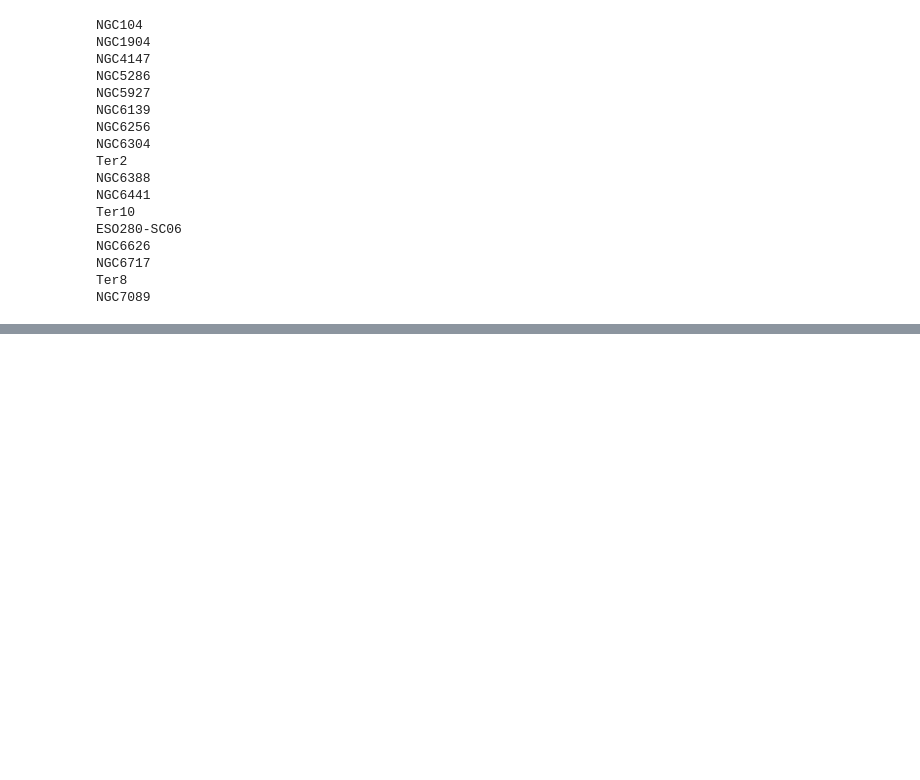
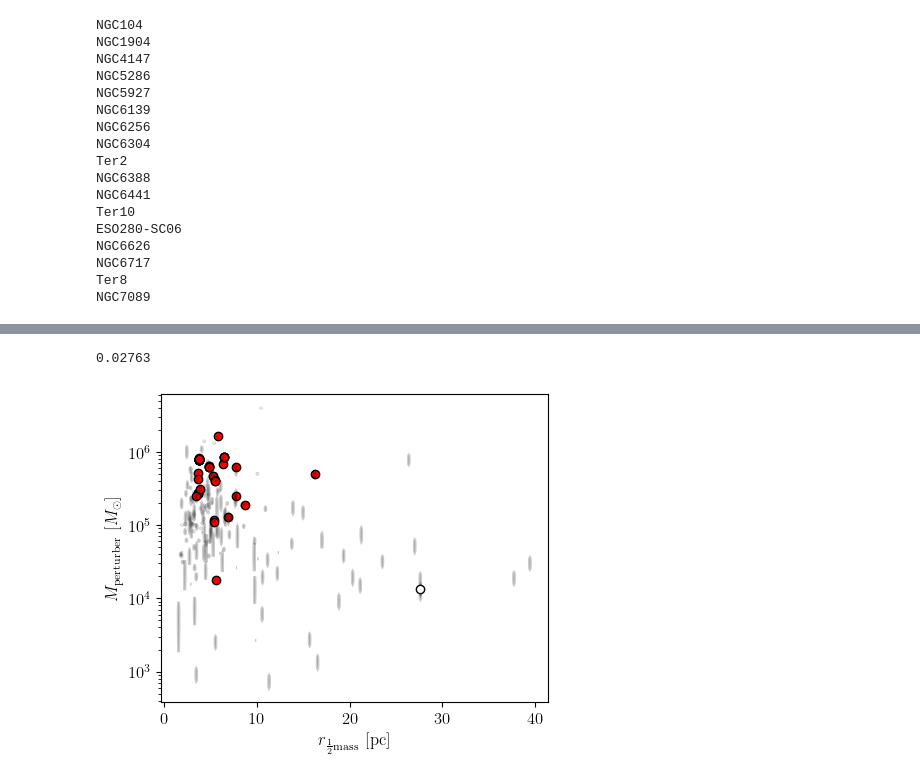
Before and after one commit to salvatore-ferrone/stream_analysis, a Jupyter notebook: figures/perturber_statistics.ipynb, the cells around one changed output, grey strips where cells are left out. Drawn from its saved outputs; the diff is of its cells as text; code cells hidden in the pictures; blank space fills up the shorter version.

```diff
--- a/figures/perturber_statistics.ipynb
+++ b/figures/perturber_statistics.ipynb
@@ -251,8 +201,0 @@ def allensantillianhalo(params,x,y,z):
-# %%
-r = np.linspace(0.1,1000,1000)
-VPHI = tstrippy.potentials.pouliasis2017pii(MWparams,r,np.zeros_like(r),np.zeros_like(r))[3]
-myphi = correctedhalo(MWparams,r,np.zeros_like(r),np.zeros_like(r))
-fig,axis=plt.subplots(1,1,figsize=(5,4))
-axis.plot(r,myphi,label="corrected halo")
-axis.plot(r,VPHI,label="Pouliasis2017")
-axis.legend()
@@ -271,6 +201,0 @@ print((rcut/a)**gamma * (1 + (rcut/a)**(gamma-1))**-1)
-# %%
-r=np.linspace(.1,500,100)
-
-fig,axis=plt.subplots(1,1,figsize=(5,4))
-axis.plot(r,VPHI)
-axis.plot(r,phi)
@@ -279,0 +204,4 @@ ValueError: x and y must have same first dimension, but have shapes (100,) and (
+# %%
+Mass_all=tstrippy.Parsers.baumgardtMWGCs().data['Mass']
+rh_m=tstrippy.Parsers.baumgardtMWGCs().data['rh_m']
+DM=tstrippy.Parsers.baumgardtMWGCs().data['DM']
@@ -279,0 +219,5 @@ ValueError: x and y must have same first dimension, but have shapes (100,) and (
+# %%
+guilty_rh_m=[]
+for xx in guilty_ids:
+    guilty_rh_m.append(rh_m[xx[0]].value)
+guilty_rh_m=np.array(guilty_rh_m)
@@ -279,0 +237,28 @@ ValueError: x and y must have same first dimension, but have shapes (100,) and (
+# %%
+rh_m[pal5ID].value
+# %% [output]
+0.02763
+# %%
+AXIS=dict(yscale='log',xlabel=r"$r_{\rm \frac{1}{2} mass}$ [pc]",ylabel=r"$M_{\rm perturber}$ [$M_{\odot}$]")
+
+
+fig,myaxis=plt.subplots(1,1,figsize=(5,4))
+for i in range(len(Mass_all)):
+    xy=(1000*rh_m[i].value,Mass_all[i].value,2*DM[i].value)
+    # print(xy)
+    ellipse = Ellipse(xy=(1000*rh_m[i].value,Mass_all[i].value), width=.1, height=2*DM[i].value, lw=2,color="k",alpha=0.2)
+    myaxis.add_patch(ellipse)
+
+myaxis.scatter(1000*guilty_rh_m,guilty_mass,marker='o',facecolor='red',linestyle='None',label="Other GCs",edgecolor='k',zorder=0)
+
+# axis.scatter(1000*rh_m.value,Mass,label="Perturbers",)
+myaxis.scatter(1000*rh_m[pal5ID].value,Mass_all[pal5ID],label="Pal5",facecolor='white',edgecolor='black',zorder=1)
+myaxis.set(**AXIS)
+
+
+# axis.legend()
+# fig.tight_layout()
+fig.savefig(outdir+outname3,dpi=300)
+plt.show()
+# %% [output]
+[figure, added]
```
Also changed, not shown: parts of 16 cells of this notebook, 3 other files.
